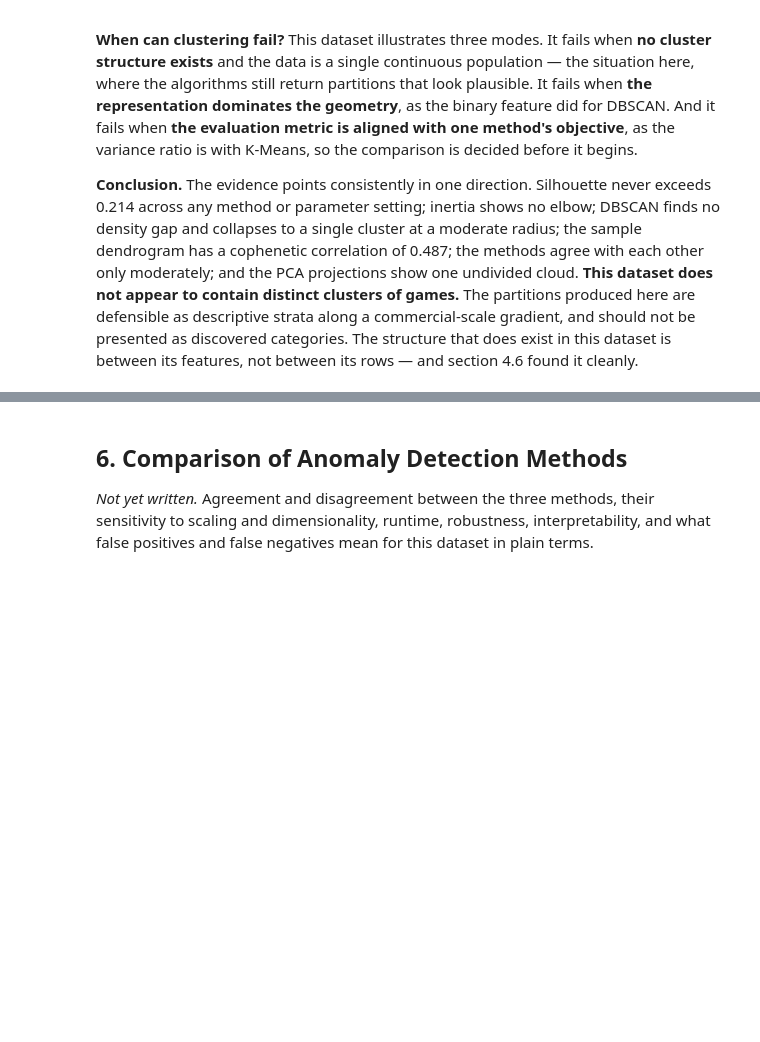
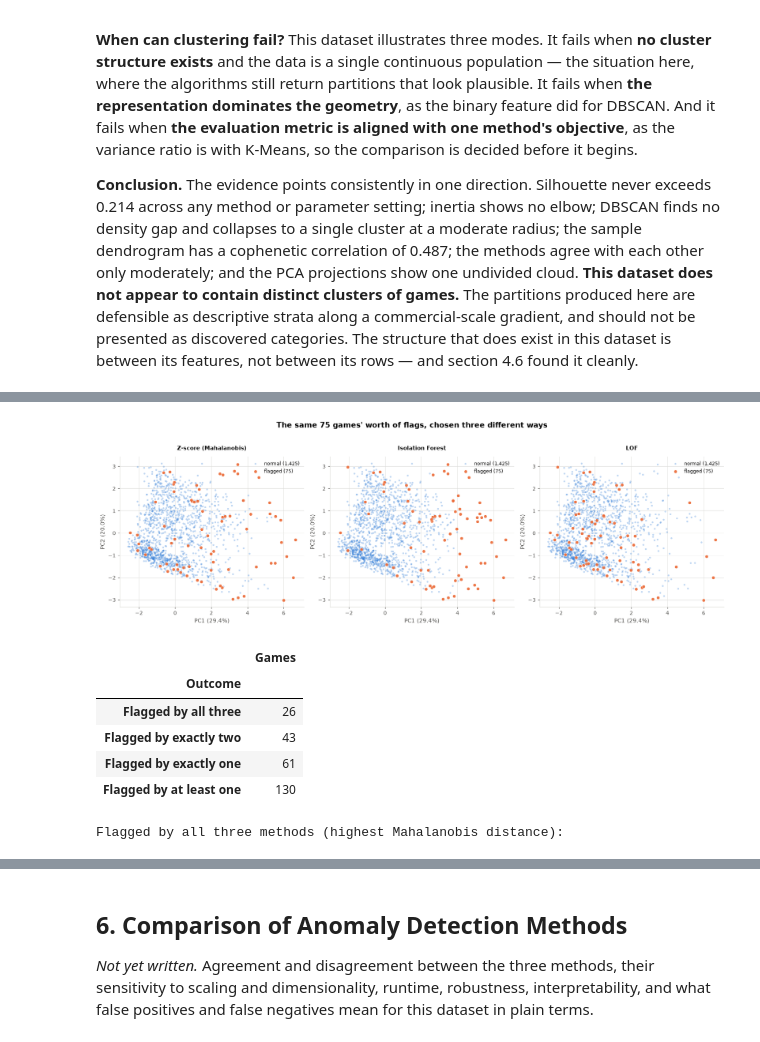
Before and after one commit to shonmazon/Data_Science, a Jupyter notebook: assignment3-unsupervised/notebooks/steam_unsupervised.ipynb, the cells around one changed output, grey strips where cells are left out. Cells and saved outputs as stored; diff of their text form; code cells hidden in the pictures; blank space fills up the shorter version.

```diff
--- a/assignment3-unsupervised/notebooks/steam_unsupervised.ipynb
+++ b/assignment3-unsupervised/notebooks/steam_unsupervised.ipynb
@@ -1756,0 +2061,32 @@ features, not between its rows — and section 4.6 found it cleanly.
+# %%
+anomaly_flags = collect_flags(scaled_matrix)
+display(plot_anomalies_on_pca(scores[:, :2], anomaly_flags, variance))
+
+flag_counts = anomaly_flags.sum(axis=1)
+summary = pd.DataFrame(
+    [
+        ("Flagged by all three", int((flag_counts == 3).sum())),
+        ("Flagged by exactly two", int((flag_counts == 2).sum())),
+        ("Flagged by exactly one", int((flag_counts == 1).sum())),
+        ("Flagged by at least one", int((flag_counts >= 1).sum())),
+    ],
+    columns=["Outcome", "Games"],
+).set_index("Outcome")
+display(summary)
+
+interesting = games.assign(
+    methods=flag_counts.to_numpy(),
+    mahalanobis=mahalanobis_distance(scaled_matrix),
+)
+columns = ["name", "revenue", "copiesSold", "price", "avgPlaytime", "reviewScore", "daysOnSale"]
+print("Flagged by all three methods (highest Mahalanobis distance):")
+display(interesting[flag_counts.to_numpy() == 3].nlargest(5, "mahalanobis")[columns])
+# %% [output]
+[figure, added]
+|  | Games |
+| Outcome |  |
+| Flagged by all three | 26 |
+| Flagged by exactly two | 43 |
+| Flagged by exactly one | 61 |
+| Flagged by at least one | 130 |
+Flagged by all three methods (highest Mahalanobis distance):
```
Also changed, not shown: parts of 13 cells of this notebook, 2 other files.
